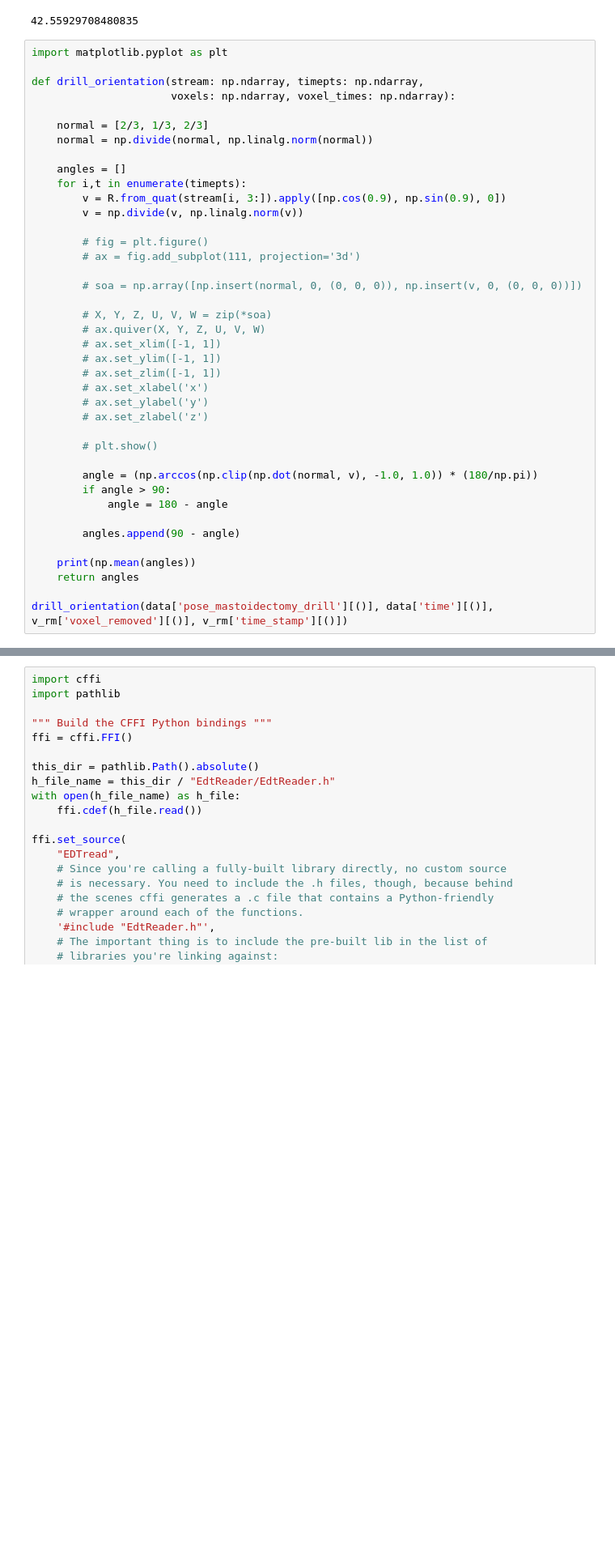
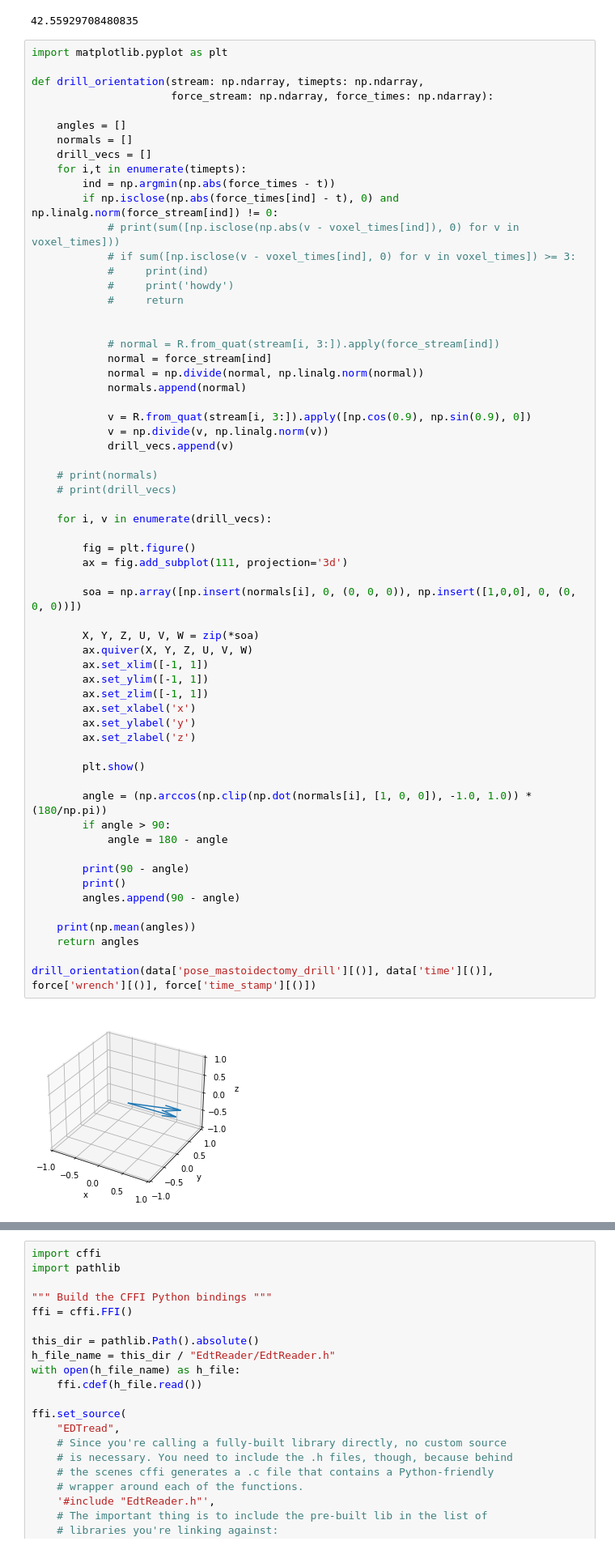
Before and after one commit to adnanmunawar/vr-skill-analysis, a Jupyter notebook: feature_engineering.ipynb, the cells around one changed output, grey strips where cells are left out. Shown at 81% size. Drawn from its saved outputs; the diff is of its cells as text; blank space fills up the shorter version.

Commit message:
fixing drill orientation to use force

```diff
--- a/feature_engineering.ipynb
+++ b/feature_engineering.ipynb
@@ -201,41 +201,64 @@ procedure_duration(data['time'][()])
 # %%
 import matplotlib.pyplot as plt
 
 def drill_orientation(stream: np.ndarray, timepts: np.ndarray,
-                      voxels: np.ndarray, voxel_times: np.ndarray):
-
-    normal = [2/3, 1/3, 2/3]
-    normal = np.divide(normal, np.linalg.norm(normal))
+                      force_stream: np.ndarray, force_times: np.ndarray):
 
     angles = []
+    normals = []
+    drill_vecs = []
     for i,t in enumerate(timepts):
-        v = R.from_quat(stream[i, 3:]).apply([np.cos(0.9), np.sin(0.9), 0])
-        v = np.divide(v, np.linalg.norm(v))
+        ind = np.argmin(np.abs(force_times - t))
+        if np.isclose(np.abs(force_times[ind] - t), 0) and np.linalg.norm(force_stream[ind]) != 0:
+            # print(sum([np.isclose(np.abs(v - voxel_times[ind]), 0) for v in voxel_times]))
+            # if sum([np.isclose(v - voxel_times[ind], 0) for v in voxel_times]) >= 3:
+            #     print(ind)
+            #     print('howdy')
+            #     return
 
-        # fig = plt.figure()
-        # ax = fig.add_subplot(111, projection='3d')
 
-        # soa = np.array([np.insert(normal, 0, (0, 0, 0)), np.insert(v, 0, (0, 0, 0))])
+            # normal = R.from_quat(stream[i, 3:]).apply(force_stream[ind])
+            normal = force_stream[ind]
+            normal = np.divide(normal, np.linalg.norm(normal))
+            normals.append(normal)
 
-        # X, Y, Z, U, V, W = zip(*soa)
-        # ax.quiver(X, Y, Z, U, V, W)
-        # ax.set_xlim([-1, 1])
-        # ax.set_ylim([-1, 1])
-        # ax.set_zlim([-1, 1])
-        # ax.set_xlabel('x')
-        # ax.set_ylabel('y')
-        # ax.set_zlabel('z')
+            v = R.from_quat(stream[i, 3:]).apply([np.cos(0.9), np.sin(0.9), 0])
+            v = np.divide(v, np.linalg.norm(v))
+            drill_vecs.append(v)
 
-        # plt.show()
+    # print(normals)
+    # print(drill_vecs)
 
-        angle = (np.arccos(np.clip(np.dot(normal, v), -1.0, 1.0)) * (180/np.pi))
+    for i, v in enumerate(drill_vecs):
+
+        fig = plt.figure()
+        ax = fig.add_subplot(111, projection='3d')
+
+        soa = np.array([np.insert(normals[i], 0, (0, 0, 0)), np.insert([1,0,0], 0, (0, 0, 0))])
+
+        X, Y, Z, U, V, W = zip(*soa)
+        ax.quiver(X, Y, Z, U, V, W)
+        ax.set_xlim([-1, 1])
+        ax.set_ylim([-1, 1])
+        ax.set_zlim([-1, 1])
+        ax.set_xlabel('x')
+        ax.set_ylabel('y')
+        ax.set_zlabel('z')
+
+        plt.show()
+
+        angle = (np.arccos(np.clip(np.dot(normals[i], [1, 0, 0]), -1.0, 1.0)) * (180/np.pi))
         if angle > 90:
             angle = 180 - angle
 
+        print(90 - angle)
+        print()
         angles.append(90 - angle)
 
     print(np.mean(angles))
     return angles
 
-drill_orientation(data['pose_mastoidectomy_drill'][()], data['time'][()], v_rm['voxel_removed'][()], v_rm['time_stamp'][()])
+drill_orientation(data['pose_mastoidectomy_drill'][()], data['time'][()],
+force['wrench'][()], force['time_stamp'][()])
 # %% [output]
+[figure, added]
```
Also changed, not shown: parts of 1 cell of this notebook.
